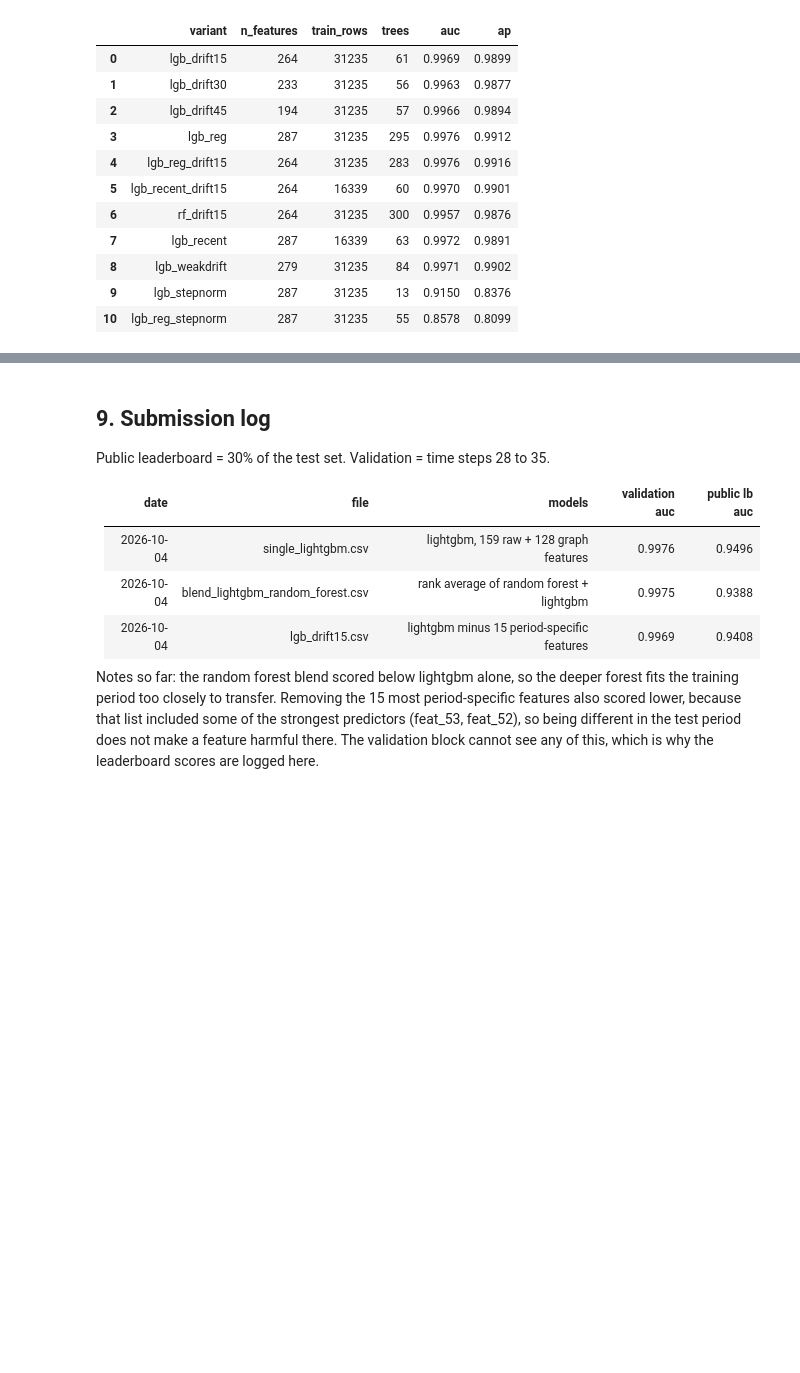
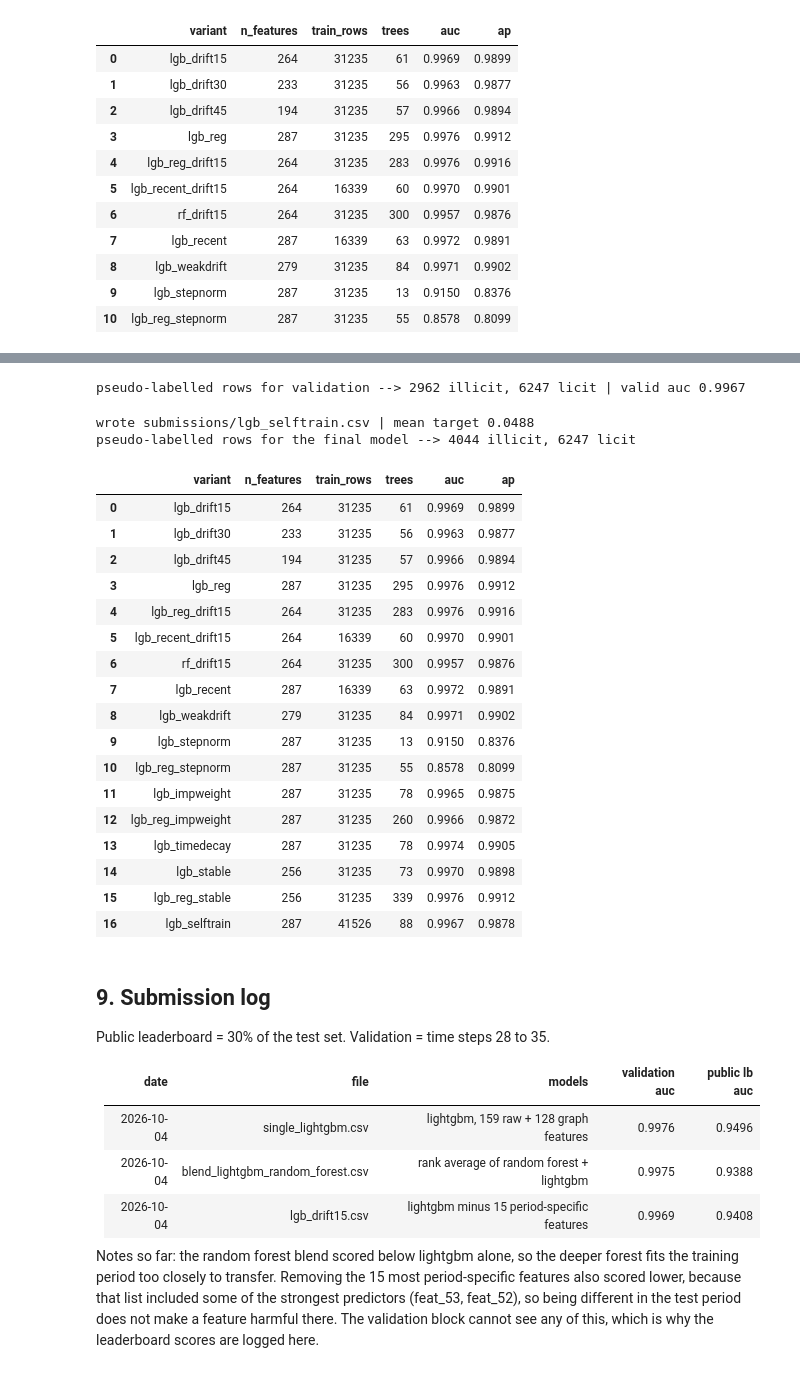
Before and after one commit to ykwong2002/bt4012-kaggle-competition, a Jupyter notebook: e1155727.ipynb, the cells around one changed output, grey strips where cells are left out. Drawn from its saved outputs; the diff is of its cells as text; code cells hidden in the pictures; blank space fills up the shorter version.

Commit message:
add importance weighting, time decay, stability selection and self-training variants
Co-Authored-By: Claude Fable 5.1 <noreply@anthropic.com>

```diff
--- a/e1155727.ipynb
+++ b/e1155727.ipynb
@@ -1286,0 +1326,6 @@ wrote submissions/blend_stepnorm_reg.csv | mean target 0.5000
+# %%
+run_variant('lgb_impweight', tree_features, best_params, weight_col='w_imp')
+run_variant('lgb_reg_impweight', tree_features, reg_params, weight_col='w_imp')
+run_variant('lgb_timedecay', tree_features, best_params, weight_col='w_time')
+write_submission(rank_average([variant_preds['lgb_stepnorm'], variant_preds['lgb_reg'], variant_preds['lgb_recent']]), 'blend_stepnorm_reg_recent')
+pd.DataFrame(variant_rows).tail(3)
@@ -1286,0 +1349,14 @@ wrote submissions/blend_stepnorm_reg.csv | mean target 0.5000
+# %%
+early_df = tr_df[tr_df.time_step <= 14]
+late_df = tr_df[tr_df.time_step > 14]
+stab_df = univariate_auc(early_df, kept_features, output_feature).set_index('feature')[['auc']].rename(columns={'auc': 'auc_early'})
+stab_df['auc_late'] = univariate_auc(late_df, kept_features, output_feature).set_index('feature')['auc']
+stab_df['flips'] = (stab_df.auc_early - 0.5) * (stab_df.auc_late - 0.5) < 0
+stab_df['gap'] = (stab_df.auc_early - stab_df.auc_late).abs()
+unstable_features = stab_df.index[stab_df.flips | (stab_df.gap > 0.15)].tolist()
+stab_df.round(3).to_csv(os.path.join(OUT_DIR, 'feature_stability.csv'))
+print('unstable features -->', len(unstable_features), unstable_features)
+feats_stable = without(tree_features, unstable_features)
+run_variant('lgb_stable', feats_stable, best_params)
+run_variant('lgb_reg_stable', feats_stable, reg_params)
+stab_df.sort_values('gap', ascending=False).head(12).round(3)
@@ -1287,3 +1389,61 @@ wrote submissions/blend_stepnorm_reg.csv | mean target 0.5000
+# %%
+def pseudo_label(model, pool_df, features, hi=0.9, lo=0.01, cap=None):
+    prob = model.predict_proba(pool_df[features].values)[:, 1]
+    pos = pool_df[prob >= hi].assign(**{output_feature: 1})
+    neg = pool_df[prob <= lo].assign(**{output_feature: 0})
+    if cap is not None:
+        pos = pos.iloc[np.argsort(-prob[prob >= hi])[:cap]]
+        neg = neg.iloc[np.argsort(prob[prob <= lo])[:cap]]
+    return pd.concat([pos, neg])
+
+cap = len(labelled_df) // 5
+unlab_graph_df = unlabelled_df[['txId', 'time_step'] + raw_features].merge(graph_df, on='txId', how='left')
+
+# validation estimate --> pseudo-label only unlabelled rows before the validation block
+base = lgb.LGBMClassifier(n_estimators=lgb_model.best_iteration_, random_state=SEED, verbose=-1, n_jobs=-1, **best_params).fit(X_tr_tree, y_tr)
+pseudo_va = pseudo_label(base, unlab_graph_df[unlab_graph_df.time_step < VALID_START], tree_features, cap=cap)
+aug_tr = pd.concat([tr_df[tree_features + [output_feature]], pseudo_va[tree_features + [output_feature]]])
+m = lgb.LGBMClassifier(n_estimators=3000, random_state=SEED, verbose=-1, n_jobs=-1, **best_params)
+m.fit(aug_tr[tree_features].values, aug_tr[output_feature].values, eval_set=[(X_va_tree, y_va)], eval_metric='auc', callbacks=[lgb.early_stopping(100, verbose=False)])
+perf = performance_assessment(y_va, m.predict_proba(X_va_tree)[:, 1])
+print('pseudo-labelled rows for validation --> {} illicit, {} licit | valid auc {:.4f}'.format(int(pseudo_va[output_feature].sum()), int((pseudo_va[output_feature] == 0).sum()), perf['auc']))
+
+# final --> pseudo-label all unlabelled rows plus the test rows
+base_all = lgb.LGBMClassifier(n_estimators=lgb_model.best_iteration_, random_state=SEED, verbose=-1, n_jobs=-1, **best_params).fit(X_all_tree, y_all)
+pool_all = pd.concat([unlab_graph_df[['txId', 'time_step'] + tree_features], test_df[['txId', 'time_step'] + tree_features]])
+pseudo_all = pseudo_label(base_all, pool_all, tree_features, cap=cap)
+aug_all = pd.concat([labelled_df[tree_features + [output_feature]], pseudo_all[tree_features + [output_feature]]])
+final = lgb.LGBMClassifier(n_estimators=m.best_iteration_, random_state=SEED, verbose=-1, n_jobs=-1, **best_params).fit(aug_all[tree_features].values, aug_all[output_feature].values)
+prob = final.predict_proba(X_test_tree)[:, 1]
+variant_preds['lgb_selftrain'] = prob
+write_submission(prob, 'lgb_selftrain')
+variant_rows.append({'variant': 'lgb_selftrain', 'n_features': len(tree_features), 'train_rows': len(aug_all), 'trees': m.best_iteration_, **perf})
+print('pseudo-labelled rows for the final model --> {} illicit, {} licit'.format(int(pseudo_all[output_feature].sum()), int((pseudo_all[output_feature] == 0).sum())))
+variant_df = pd.DataFrame(variant_rows)
+variant_df.to_csv(os.path.join(OUT_DIR, 'drift_variants.csv'), index=False)
+variant_df
+# %% [output]
+pseudo-labelled rows for validation --> 2962 illicit, 6247 licit | valid auc 0.9967
+wrote submissions/lgb_selftrain.csv | mean target 0.0488
+pseudo-labelled rows for the final model --> 4044 illicit, 6247 licit
+|  | variant | n_features | train_rows | trees | auc | ap |
+| 0 | lgb_drift15 | 264 | 31235 | 61 | 0.9969 | 0.9899 |
+| 1 | lgb_drift30 | 233 | 31235 | 56 | 0.9963 | 0.9877 |
+| 2 | lgb_drift45 | 194 | 31235 | 57 | 0.9966 | 0.9894 |
+| 3 | lgb_reg | 287 | 31235 | 295 | 0.9976 | 0.9912 |
+| 4 | lgb_reg_drift15 | 264 | 31235 | 283 | 0.9976 | 0.9916 |
+| 5 | lgb_recent_drift15 | 264 | 16339 | 60 | 0.9970 | 0.9901 |
+| 6 | rf_drift15 | 264 | 31235 | 300 | 0.9957 | 0.9876 |
+| 7 | lgb_recent | 287 | 16339 | 63 | 0.9972 | 0.9891 |
+| 8 | lgb_weakdrift | 279 | 31235 | 84 | 0.9971 | 0.9902 |
+| 9 | lgb_stepnorm | 287 | 31235 | 13 | 0.9150 | 0.8376 |
+| 10 | lgb_reg_stepnorm | 287 | 31235 | 55 | 0.8578 | 0.8099 |
+| 11 | lgb_impweight | 287 | 31235 | 78 | 0.9965 | 0.9875 |
+| 12 | lgb_reg_impweight | 287 | 31235 | 260 | 0.9966 | 0.9872 |
+| 13 | lgb_timedecay | 287 | 31235 | 78 | 0.9974 | 0.9905 |
+| 14 | lgb_stable | 256 | 31235 | 73 | 0.9970 | 0.9898 |
+| 15 | lgb_reg_stable | 256 | 31235 | 339 | 0.9976 | 0.9912 |
+| 16 | lgb_selftrain | 287 | 41526 | 88 | 0.9967 | 0.9878 |
 # %% [markdown]
 ## 9. Submission log
 
```
Also changed, not shown: parts of 10 cells of this notebook.
